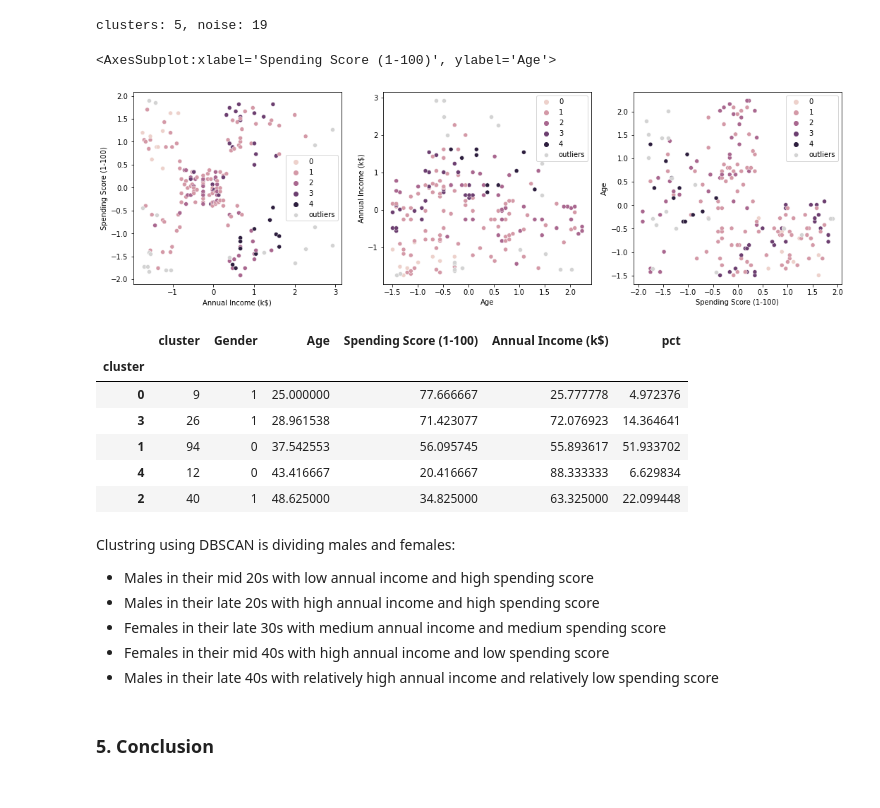
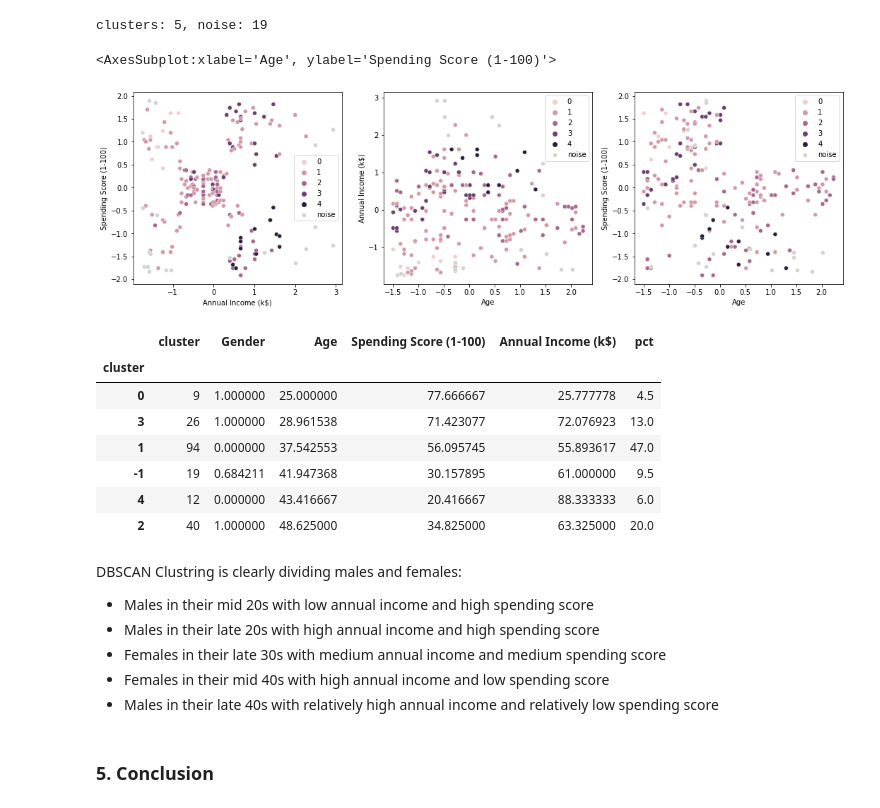
Before and after one commit to Fayza-M/MallCustomer, a Jupyter notebook: M6W3 Assignment.ipynb, the cells around one changed output. Saved outputs shown, nothing was run; the diff lists cells and outputs as text; code cells hidden in the pictures.

```diff
--- a/M6W3 Assignment.ipynb
+++ b/M6W3 Assignment.ipynb
@@ -348,37 +457,36 @@ clusters: 5, noise: 19
 # %%
 dbscan_df = scaled_df.copy()
 dbscan_df['label'] = labels
 
 fig,axes = plt.subplots(nrows=1, ncols=3, figsize=(18,5))
 sns.scatterplot(x='Annual Income (k$)',y='Spending Score (1-100)',hue='label',data=dbscan_df[dbscan_df['label']!=-1], ax=axes[0])
 sns.scatterplot(x='Age',y='Annual Income (k$)',hue='label', data=dbscan_df[dbscan_df['label']!=-1], ax=axes[1])
-sns.scatterplot(x='Spending Score (1-100)',y='Age',hue='label', data=dbscan_df[dbscan_df['label']!=-1], ax=axes[2])
+sns.scatterplot(y='Spending Score (1-100)',x='Age',hue='label', data=dbscan_df[dbscan_df['label']!=-1], ax=axes[2])
 
-sns.scatterplot(x='Annual Income (k$)',y='Spending Score (1-100)',data=dbscan_df[dbscan_df['label']==-1], color='lightgray', ax=axes[0],label='outliers')
-sns.scatterplot(x='Age',y='Annual Income (k$)', data=dbscan_df[dbscan_df['label']==-1],color='lightgray', ax=axes[1],label='outliers')
-sns.scatterplot(x='Spending Score (1-100)',y='Age', data=dbscan_df[dbscan_df['label']==-1],color='lightgray', ax=axes[2], label='outliers')
+sns.scatterplot(x='Annual Income (k$)',y='Spending Score (1-100)',data=dbscan_df[dbscan_df['label']==-1], color='lightgray', ax=axes[0],label='noise')
+sns.scatterplot(x='Age',y='Annual Income (k$)', data=dbscan_df[dbscan_df['label']==-1],color='lightgray', ax=axes[1],label='noise')
+sns.scatterplot(y='Spending Score (1-100)',x='Age', data=dbscan_df[dbscan_df['label']==-1],color='lightgray', ax=axes[2], label='noise')
 # %% [output]
-<AxesSubplot:xlabel='Spending Score (1-100)', ylabel='Age'>
+<AxesSubplot:xlabel='Age', ylabel='Spending Score (1-100)'>
-[figure, old version]
+[figure, new version]
 # %%
 # Cluster definition
-df3 = df.copy()
-df3['cluster'] = labels
-df3 = df3[df3['cluster']!=-1]
-df3 = df3.groupby('cluster')[['cluster','Gender','Age','Spending Score (1-100)','Annual Income (k$)']].agg({'cluster':'count','Gender':'mean','Age':'mean','Spending Score (1-100)':'mean','Annual Income (k$)':'mean'}).sort_values(['Age'])
-df3['pct'] = df3.iloc[:,0] / df3.iloc[:,0].sum() * 100
-df3
+df5 = df.copy()
+df5['cluster'] = labels
+df5 = df5.groupby('cluster')[['cluster','Gender','Age','Spending Score (1-100)','Annual Income (k$)']].agg({'cluster':'count','Gender':'mean','Age':'mean','Spending Score (1-100)':'mean','Annual Income (k$)':'mean'}).sort_values(['Age'])
+df5['pct'] = df5.iloc[:,0] / df5.iloc[:,0].sum() * 100
+df5
 # %% [output]
 |  | cluster | Gender | Age | Spending Score (1-100) | Annual Income (k$) | pct |
 | cluster |  |  |  |  |  |  |
-| 0 | 9 | 1 | 25.000000 | 77.666667 | 25.777778 | 4.972376 |
-| 3 | 26 | 1 | 28.961538 | 71.423077 | 72.076923 | 14.364641 |
-| 1 | 94 | 0 | 37.542553 | 56.095745 | 55.893617 | 51.933702 |
-| 4 | 12 | 0 | 43.416667 | 20.416667 | 88.333333 | 6.629834 |
-| 2 | 40 | 1 | 48.625000 | 34.825000 | 63.325000 | 22.099448 |
+| 0 | 9 | 1.000000 | 25.000000 | 77.666667 | 25.777778 | 4.5 |
+| 3 | 26 | 1.000000 | 28.961538 | 71.423077 | 72.076923 | 13.0 |
+| 1 | 94 | 0.000000 | 37.542553 | 56.095745 | 55.893617 | 47.0 |
+| -1 | 19 | 0.684211 | 41.947368 | 30.157895 | 61.000000 | 9.5 |
+| 4 | 12 | 0.000000 | 43.416667 | 20.416667 | 88.333333 | 6.0 |
+| 2 | 40 | 1.000000 | 48.625000 | 34.825000 | 63.325000 | 20.0 |
 # %% [markdown]
-Clustring using DBSCAN is dividing males and females:
-
+DBSCAN Clustring is clearly dividing males and females:
 - Males in their mid 20s with low annual income and high spending score
 - Males in their late 20s with high annual income and high spending score
 - Females in their late 30s with medium annual income and medium spending score
```
Also changed, not shown: parts of 30 cells of this notebook.
